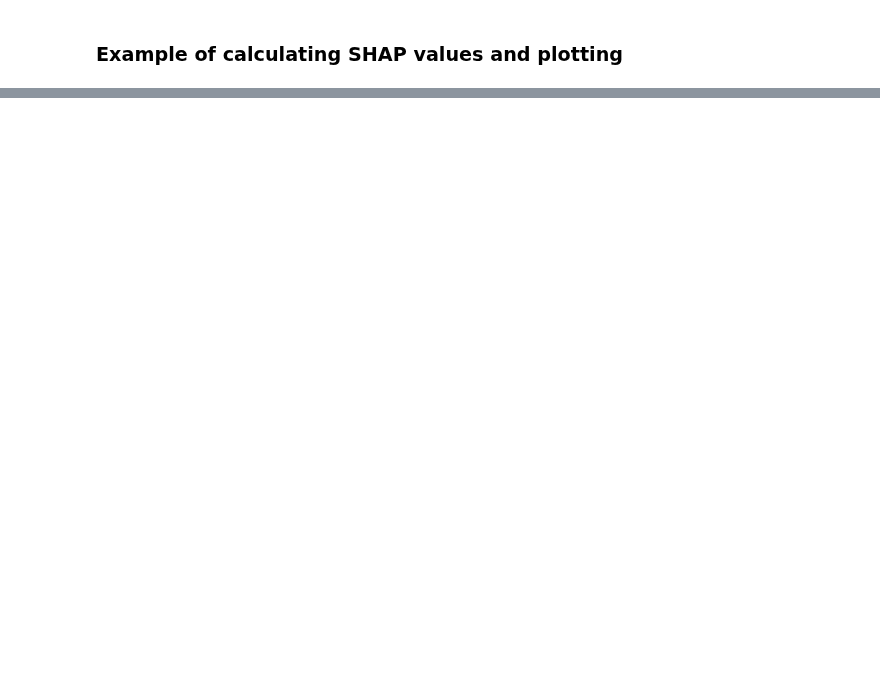
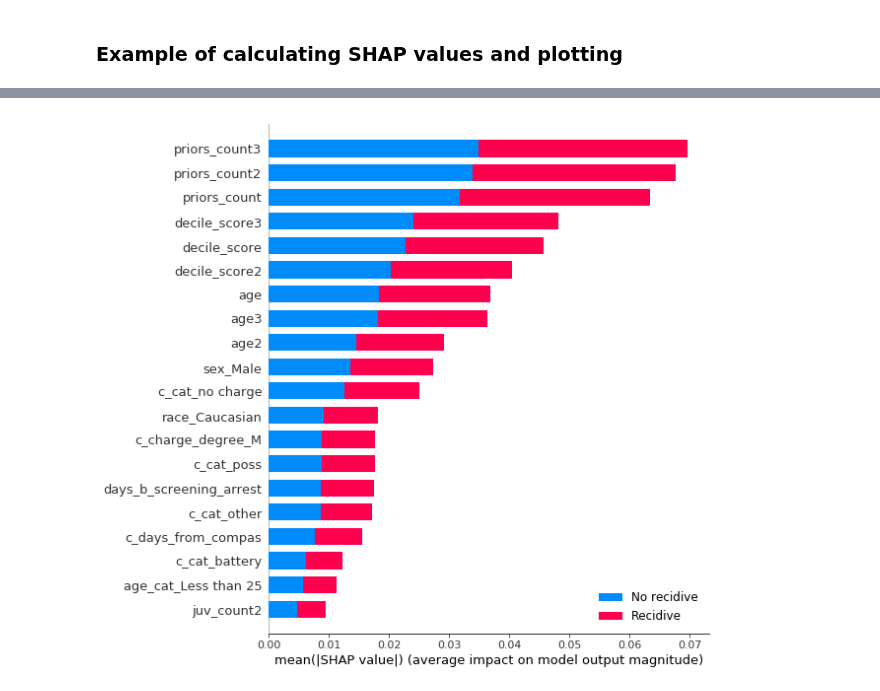
Before and after one commit to SanGreel/noble-model-audit, a Jupyter notebook: feature_selection/standalone-script-testing.ipynb, the cells around one changed output, grey strips where cells are left out. Drawn from its saved outputs; the diff is of its cells as text; code cells hidden in the pictures; blank space fills up the shorter version.

Commit message:
[ADD] SHAP to feature selection script [ADD] More demo info about feature selection

```diff
--- a/feature_selection/standalone-script-testing.ipynb
+++ b/feature_selection/standalone-script-testing.ipynb
@@ -98,0 +86,4 @@ shap.force_plot(explainer.expected_value[0], shap_values[0], train_x)
+# %%
+feature_selector.shapSummaryPlot()
+# %% [output]
+[figure, added]
```
Also changed, not shown: parts of 11 cells of this notebook, 5 other files.
